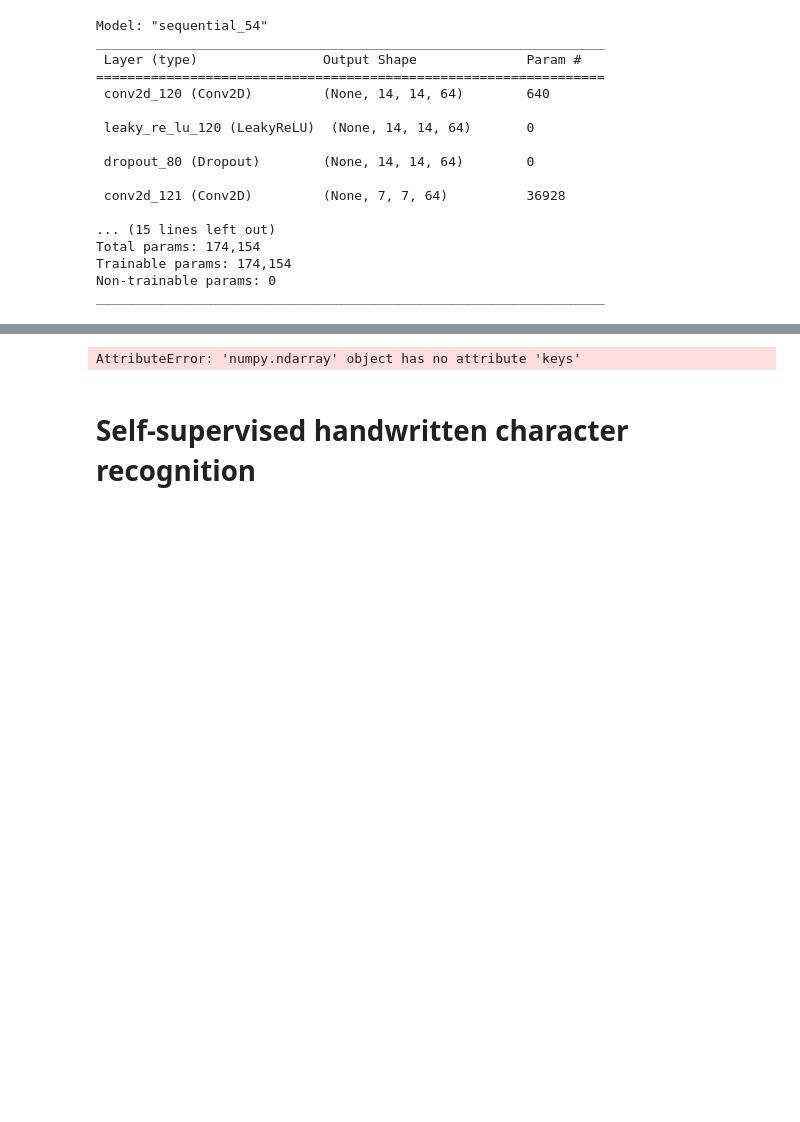
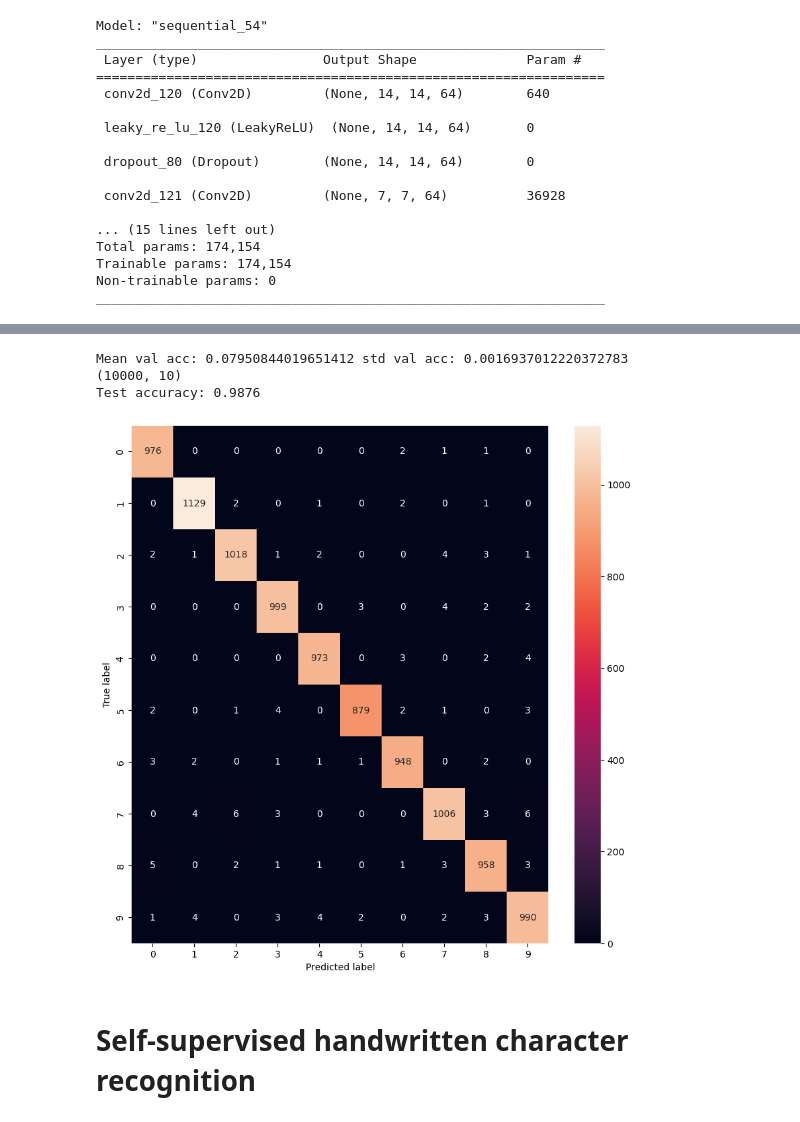
Before and after one commit to Lisa-dk/self-supervised-mnist, a Jupyter notebook: HTR_mwe.ipynb, the cells around one changed output, grey strips where cells are left out. Cells and saved outputs as stored; diff of their text form; code cells hidden in the pictures; blank space fills up the shorter version.

```diff
--- a/HTR_mwe.ipynb
+++ b/HTR_mwe.ipynb
@@ -289,24 +305,32 @@ plt.show()
 # %%
+mean_val_acc = np.mean([res[i].history['val_loss'][-1] for i in range(len(res.keys()))])
+stdval_acc = np.std([res[i].history['val_loss'][-1] for i in range(len(res.keys()))])
+
+print("Mean val acc:", mean_val_acc, "std val acc:", stdval_acc)
+
 y_pred = np.mean([preds[i] for i in range(len(preds.keys()))], axis=0)
 print(y_pred.shape)
 
 y_pred = np.argmax(y_pred, axis = 1)
 y_true = np.argmax(y_test, axis = 1)
 
 accuracy = accuracy_score(y_true, y_pred)
 conf_mat = confusion_matrix(y_true, y_pred)
 
 print("Test accuracy:", accuracy)
 
 fig = plt.figure(figsize=(10, 10))
 sns.heatmap(conf_mat, annot=True, fmt='g')
 plt.ylabel("True label")
 plt.xlabel("Predicted label")
 if aug:
 	plt.savefig('super_hcr_confmat_aug.png')
 plt.show()
 # %% [output]
-AttributeError: 'numpy.ndarray' object has no attribute 'keys'
+Mean val acc: 0.07950844019651412 std val acc: 0.0016937012220372783
+(10000, 10)
+Test accuracy: 0.9876
+[figure, added]
 # %% [markdown]
 # Self-supervised handwritten character recognition
 # %% [markdown]
```
Also changed, not shown: parts of 2 cells of this notebook.
